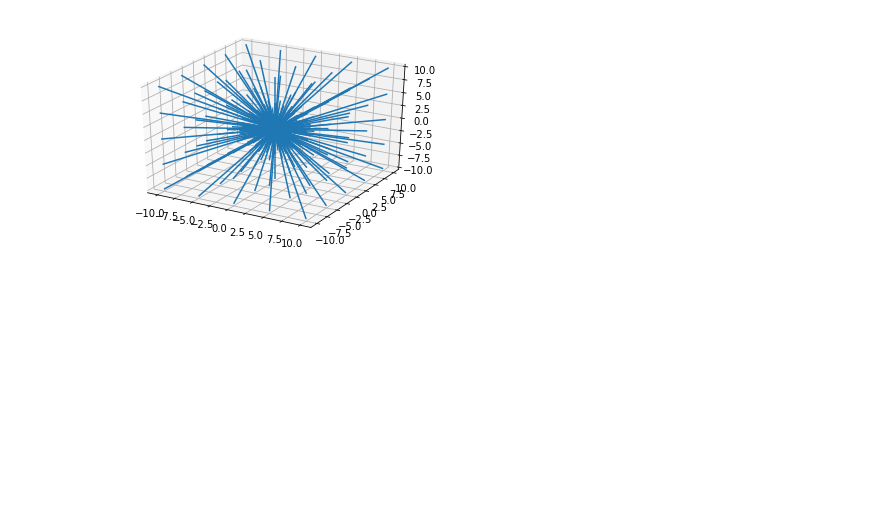
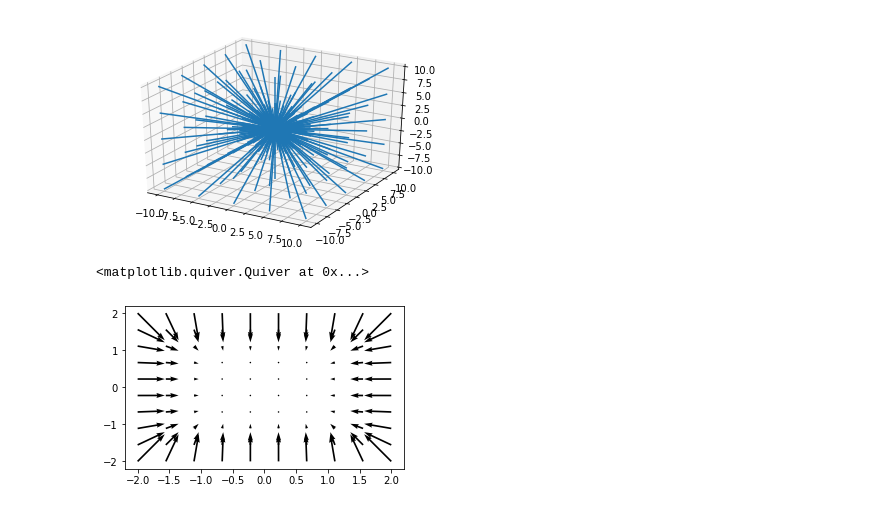
Before and after one commit to DakkaliBhumika/CSEP, a Jupyter notebook: 16-06-2022.ipynb, the cells around one changed output. Cells and saved outputs as stored; diff of their text form; code cells hidden in the pictures; blank space fills up the shorter version.

```diff
--- a/16-06-2022.ipynb
+++ b/16-06-2022.ipynb
@@ -15,3 +15,21 @@ plt.savefig("vector3d.pdf")
 plt.show()
 # %% [output]
 [figure]
+# %%
+import numpy as np
+import matplotlib.pyplot as plt
+from mpl_toolkits.mplot3d import Axes3D
+import matplotlib.cm as cm
+from pylab import rcParams
+rcParams['figure.figsize']=5,3
+#vector plot
+x=np.linspace(-2,2,10)
+y=np.linspace(-2,2,10)
+xv,yv=np.meshgrid(x,y)
+#meshgrid is a 2D grid:(xv,yv) provides the coordinates a mesh of Nx*Ny grid
+plt.figure()
+plt.quiver(xv,yv,-xv**3,-yv**3)
+#quiver=array: At point (xv,yv), make vector(-xv,-yv)
+# %% [output]
+<matplotlib.quiver.Quiver at 0x...>
+[figure, added]
```
